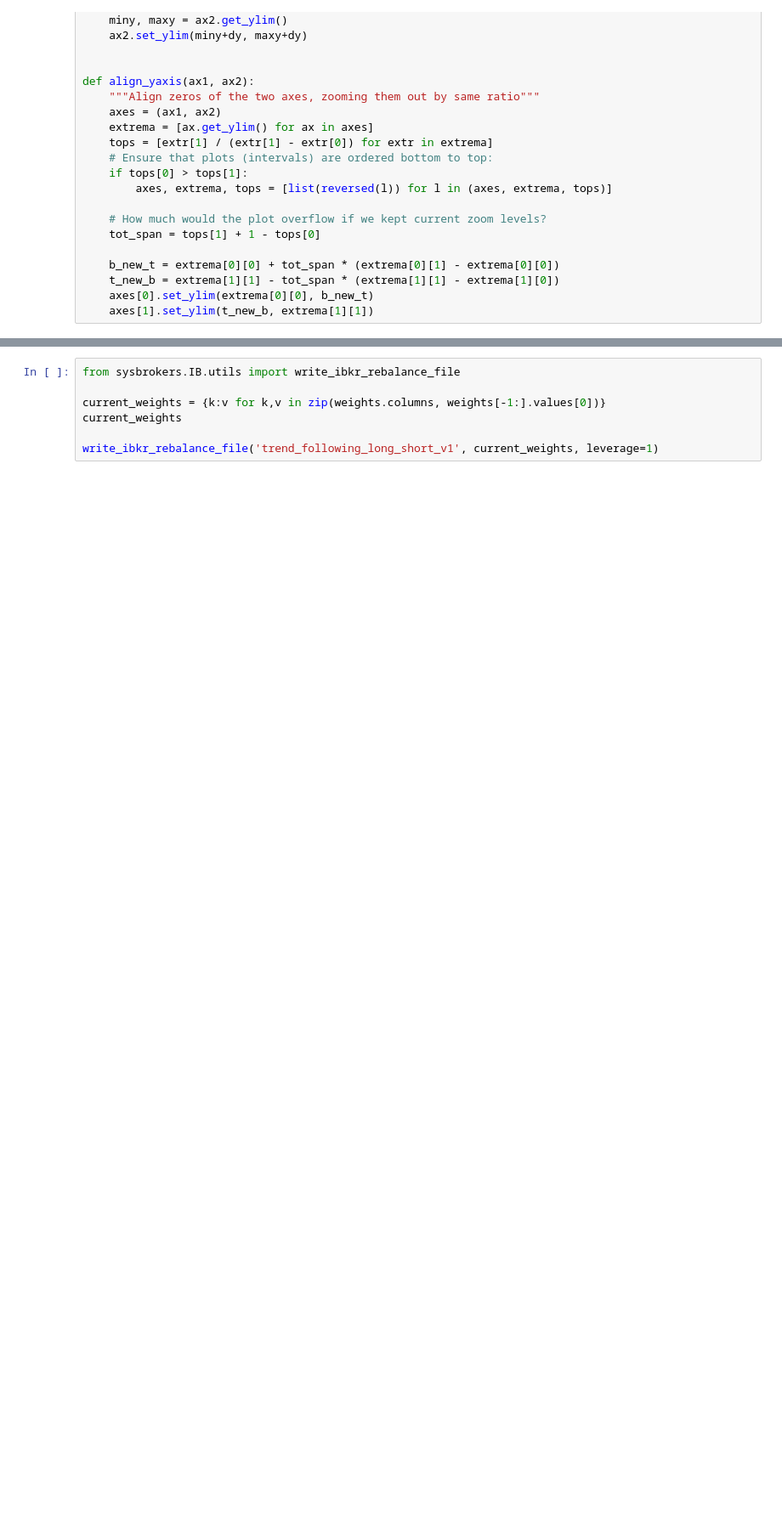
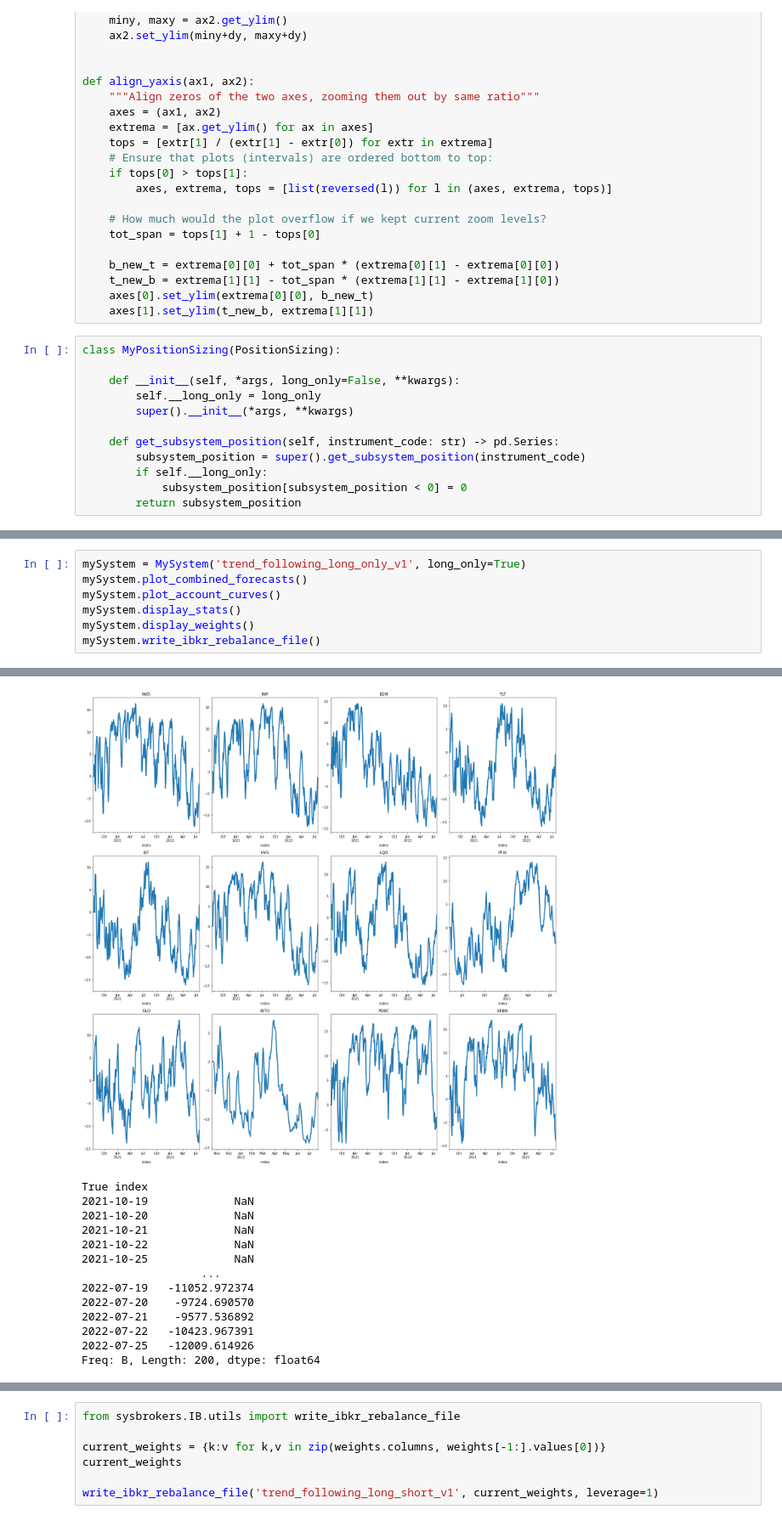
Before and after one commit to rheostat/pysystemtrade, a Jupyter notebook: systems/provided/mike/notebooks/ETF Trend Following.ipynb, the cells around one changed output, grey strips where cells are left out. Shown: that part at 85% size. Drawn from its saved outputs; the diff is of its cells as text; blank space fills up the shorter version.

Commit message:
long only strategy

```diff
--- a/systems/provided/mike/notebooks/ETF Trend Following.ipynb
+++ b/systems/provided/mike/notebooks/ETF Trend Following.ipynb
@@ -44,6 +45,18 @@ def align_yaxis(ax1, ax2):
     t_new_b = extrema[1][1] - tot_span * (extrema[1][1] - extrema[1][0])
     axes[0].set_ylim(extrema[0][0], b_new_t)
     axes[1].set_ylim(t_new_b, extrema[1][1])
+# %%
+class MyPositionSizing(PositionSizing):
+
+    def __init__(self, *args, long_only=False, **kwargs):
+        self.__long_only = long_only
+        super().__init__(*args, **kwargs)
+
+    def get_subsystem_position(self, instrument_code: str) -> pd.Series:
+        subsystem_position = super().get_subsystem_position(instrument_code)
+        if self.__long_only:
+            subsystem_position[subsystem_position < 0] = 0
+        return subsystem_position
 # %%
 rules = Rules(dict(
     mac4 = TradingRule(ewmac, ['rawdata.get_daily_prices', 'rawdata.daily_returns_volatility'], {'Lfast':4, 'Lslow':16}),
@@ -119,0 +186,8 @@ system.get_instrument_list()
+# %%
+mySystem = MySystem('trend_following_long_only_v1', long_only=True)
+mySystem.plot_combined_forecasts()
+mySystem.plot_account_curves()
+mySystem.display_stats()
+mySystem.display_weights()
+mySystem.write_ibkr_rebalance_file()
+# %% [output]
@@ -119,0 +209,14 @@ system.get_instrument_list()
+[figure, added]
+True index
+2021-10-19             NaN
+2021-10-20             NaN
+2021-10-21             NaN
+2021-10-22             NaN
+2021-10-25             NaN
+                  ...
+2022-07-19   -11052.972374
+2022-07-20    -9724.690570
+2022-07-21    -9577.536892
+2022-07-22   -10423.967391
+2022-07-25   -12009.614926
+Freq: B, Length: 200, dtype: float64
```
Also changed, not shown: parts of 9 cells of this notebook.
